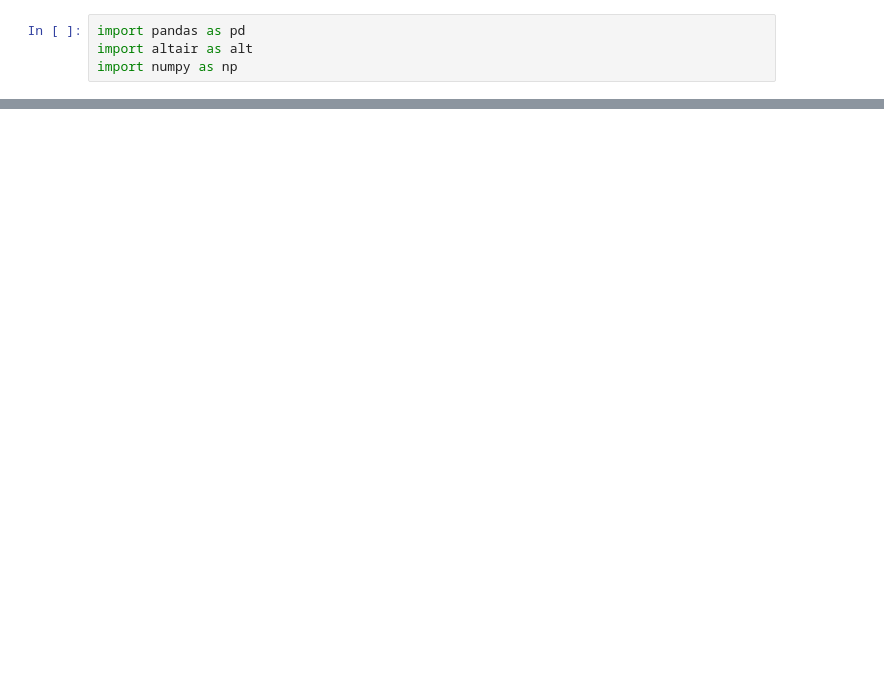
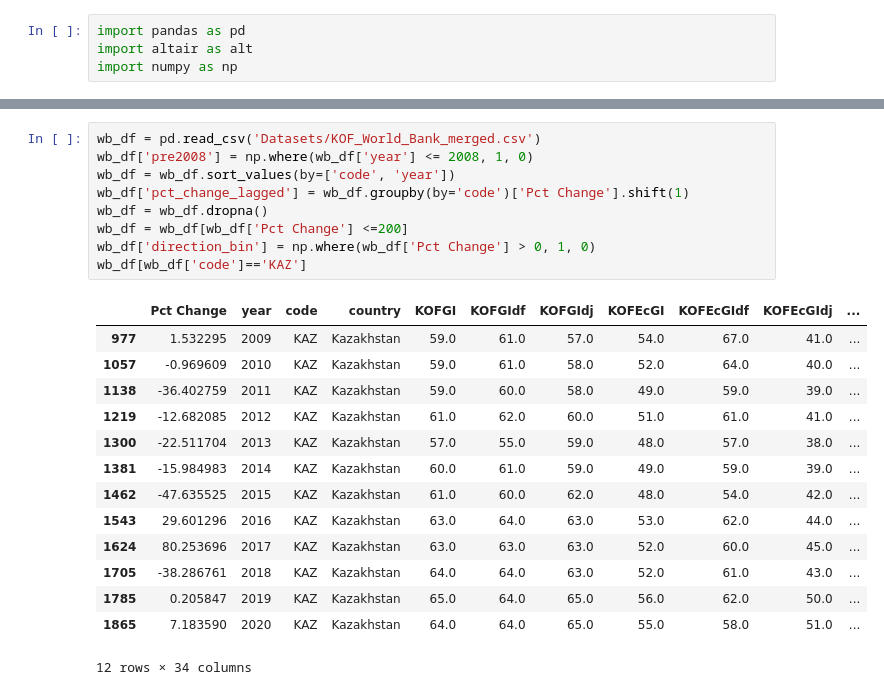
Before and after one commit to andrewbapham/Globalization-Index-Analysis, a Jupyter notebook: Data_Exploration.ipynb, the cells around one changed output, grey strips where cells are left out. Cells and saved outputs as stored; diff of their text form; blank space fills up the shorter version.

```diff
--- a/Data_Exploration.ipynb
+++ b/Data_Exploration.ipynb
@@ -119,0 +326,24 @@ F-test result: <F test: F=35.166415356270534, p=3.535852580547618e-14, df_denom=
+# %%
+wb_df = pd.read_csv('Datasets/KOF_World_Bank_merged.csv')
+wb_df['pre2008'] = np.where(wb_df['year'] <= 2008, 1, 0)
+wb_df = wb_df.sort_values(by=['code', 'year'])
+wb_df['pct_change_lagged'] = wb_df.groupby(by='code')['Pct Change'].shift(1)
+wb_df = wb_df.dropna()
+wb_df = wb_df[wb_df['Pct Change'] <=200]
+wb_df['direction_bin'] = np.where(wb_df['Pct Change'] > 0, 1, 0)
+wb_df[wb_df['code']=='KAZ']
+# %% [output]
+|  | Pct Change | year | code | country | KOFGI | KOFGIdf | KOFGIdj | KOFEcGI | KOFEcGIdf | KOFEcGIdj | ... |
+| 977 | 1.532295 | 2009 | KAZ | Kazakhstan | 59.0 | 61.0 | 57.0 | 54.0 | 67.0 | 41.0 | ... |
+| 1057 | -0.969609 | 2010 | KAZ | Kazakhstan | 59.0 | 61.0 | 58.0 | 52.0 | 64.0 | 40.0 | ... |
+| 1138 | -36.402759 | 2011 | KAZ | Kazakhstan | 59.0 | 60.0 | 58.0 | 49.0 | 59.0 | 39.0 | ... |
+| 1219 | -12.682085 | 2012 | KAZ | Kazakhstan | 61.0 | 62.0 | 60.0 | 51.0 | 61.0 | 41.0 | ... |
+| 1300 | -22.511704 | 2013 | KAZ | Kazakhstan | 57.0 | 55.0 | 59.0 | 48.0 | 57.0 | 38.0 | ... |
+| 1381 | -15.984983 | 2014 | KAZ | Kazakhstan | 60.0 | 61.0 | 59.0 | 49.0 | 59.0 | 39.0 | ... |
+| 1462 | -47.635525 | 2015 | KAZ | Kazakhstan | 61.0 | 60.0 | 62.0 | 48.0 | 54.0 | 42.0 | ... |
+| 1543 | 29.601296 | 2016 | KAZ | Kazakhstan | 63.0 | 64.0 | 63.0 | 53.0 | 62.0 | 44.0 | ... |
+| 1624 | 80.253696 | 2017 | KAZ | Kazakhstan | 63.0 | 63.0 | 63.0 | 52.0 | 60.0 | 45.0 | ... |
+| 1705 | -38.286761 | 2018 | KAZ | Kazakhstan | 64.0 | 64.0 | 63.0 | 52.0 | 61.0 | 43.0 | ... |
+| 1785 | 0.205847 | 2019 | KAZ | Kazakhstan | 65.0 | 64.0 | 65.0 | 56.0 | 62.0 | 50.0 | ... |
+| 1865 | 7.183590 | 2020 | KAZ | Kazakhstan | 64.0 | 64.0 | 65.0 | 55.0 | 58.0 | 51.0 | ... |
+12 rows × 34 columns
```
Also changed, not shown: parts of 31 cells of this notebook, 8 other files.
